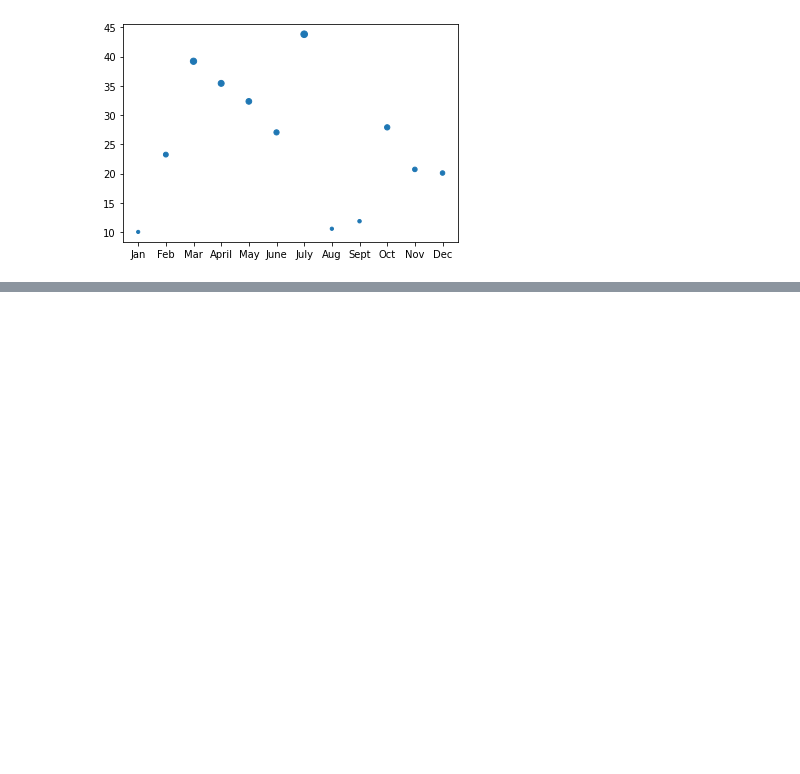
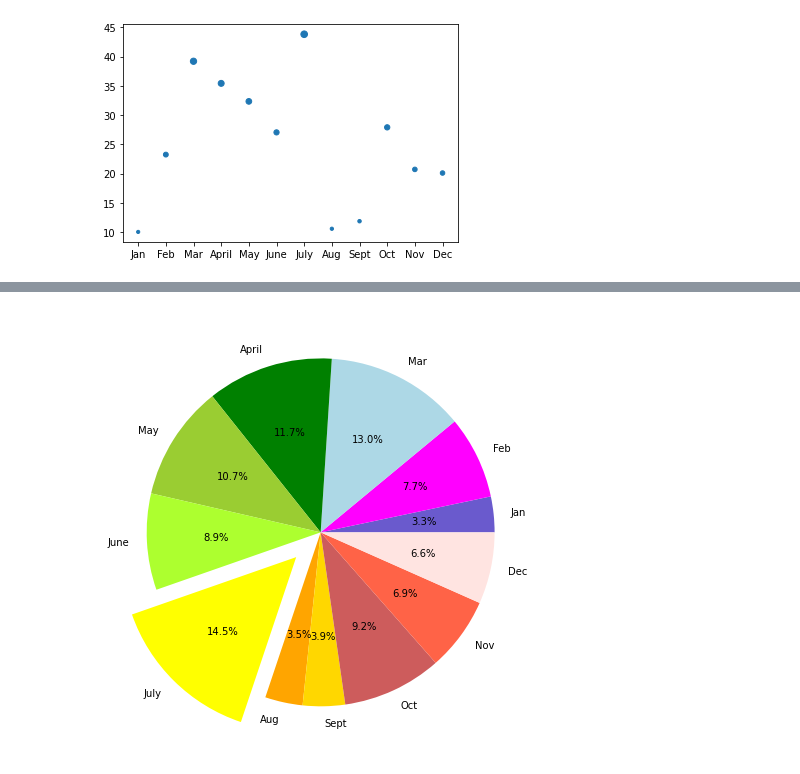
Before and after one commit to Apollo619/PyBer_Analysis, a Jupyter notebook: matplotlib_practice.ipynb, the cells around one changed output, grey strips where cells are left out. Cells and saved outputs as stored; diff of their text form; code cells hidden in the pictures; blank space fills up the shorter version.

```diff
--- a/matplotlib_practice.ipynb
+++ b/matplotlib_practice.ipynb
@@ -162,0 +206,14 @@ ax.scatter(x_axis, y_axis, marker="sky blue",  s=[i*5 for i in y_axis], )
+# %%
+# Assign 12 colors, one for each month.
+colors = ["slateblue", "magenta", "lightblue", "green", "yellowgreen", "greenyellow", "yellow", "orange", "gold", "indianred", "tomato", "mistyrose"]
+explode_values = (0, 0, 0, 0, 0, 0, 0.2, 0, 0, 0, 0, 0)
+plt.subplots(figsize=(8, 8))
+plt.pie(y_axis,
+    explode=explode_values,
+    colors=colors,
+    labels=x_axis,
+    autopct='%.1f%%')
+
+plt.show()
+# %% [output]
+[figure, added]
```
Also changed, not shown: parts of 4 cells of this notebook, 6 other files.
